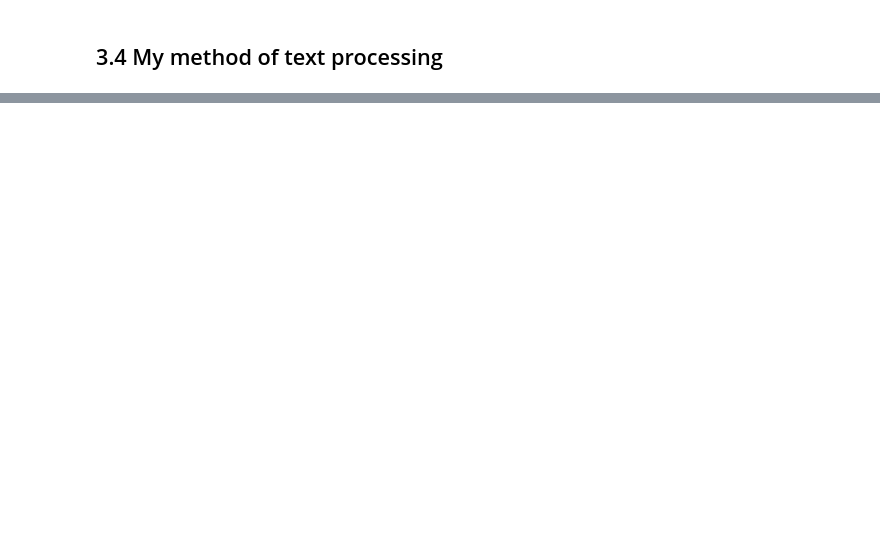
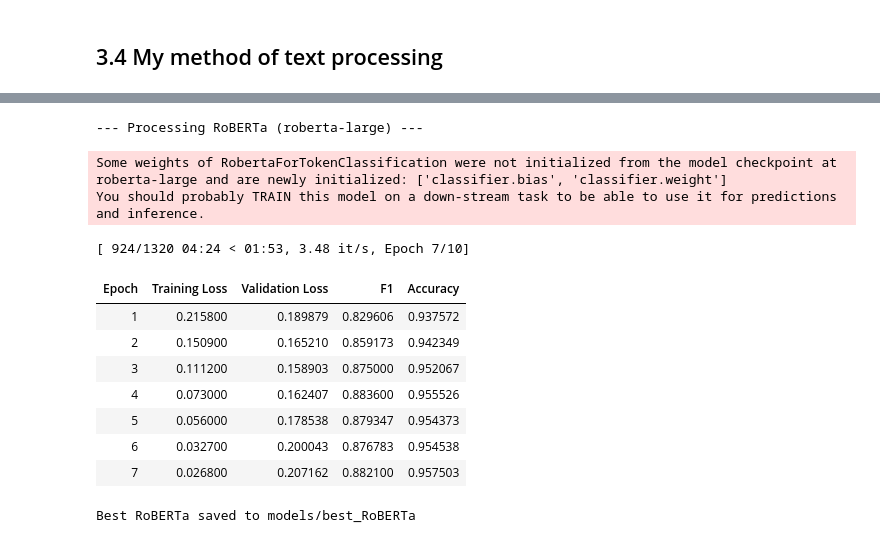
Before and after one commit to egorser0v/NLP2025, a Jupyter notebook: 2/2_serov.ipynb, the cells around one changed output, grey strips where cells are left out. Drawn from its saved outputs; the diff is of its cells as text; code cells hidden in the pictures; blank space fills up the shorter version.

```diff
--- a/2/2_serov.ipynb
+++ b/2/2_serov.ipynb
@@ -478,0 +443,20 @@ Saved submissions/test_last.tsv and submissions/test_last.zip
+# %%
+trainer_roberta, tokenizer_roberta = train_transformer_model(
+    model_checkpoint="roberta-large",
+    output_dir_name="./roberta-results",
+    friendly_name="RoBERTa"
+)
+# %% [output]
+--- Processing RoBERTa (roberta-large) ---
+Some weights of RobertaForTokenClassification were not initialized from the model checkpoint at roberta-large and are newly initialized: ['classifier.bias', 'classifier.weight']
+You should probably TRAIN this model on a down-stream task to be able to use it for predictions and inference.
+[ 924/1320 04:24 < 01:53, 3.48 it/s, Epoch 7/10]
+| Epoch | Training Loss | Validation Loss | F1 | Accuracy |
+| 1 | 0.215800 | 0.189879 | 0.829606 | 0.937572 |
+| 2 | 0.150900 | 0.165210 | 0.859173 | 0.942349 |
+| 3 | 0.111200 | 0.158903 | 0.875000 | 0.952067 |
+| 4 | 0.073000 | 0.162407 | 0.883600 | 0.955526 |
+| 5 | 0.056000 | 0.178538 | 0.879347 | 0.954373 |
+| 6 | 0.032700 | 0.200043 | 0.876783 | 0.954538 |
+| 7 | 0.026800 | 0.207162 | 0.882100 | 0.957503 |
+Best RoBERTa saved to models/best_RoBERTa
```
Also changed, not shown: parts of 28 cells of this notebook, 34 other files.
